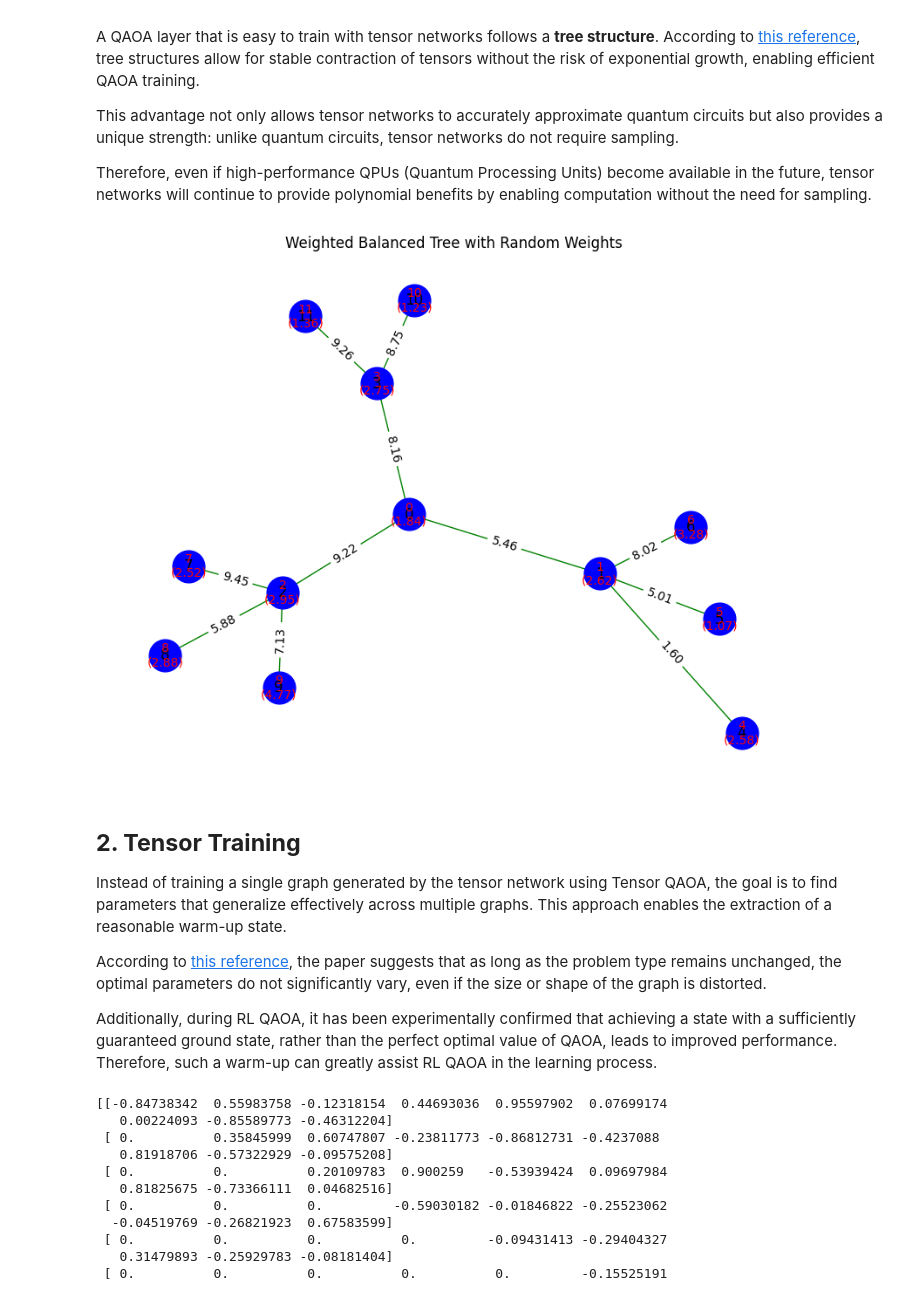
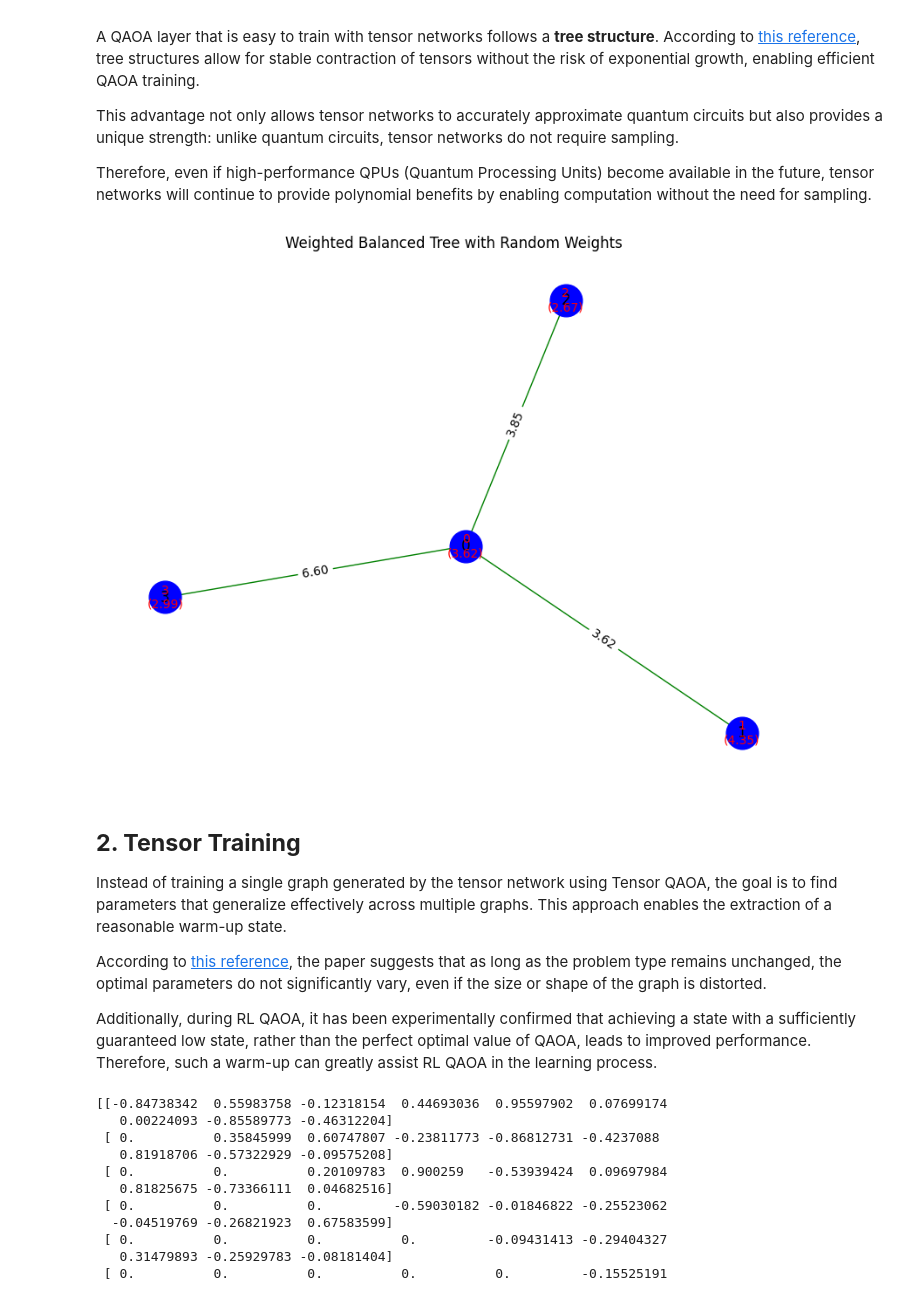
Before and after one commit to pop756/Pasqal_chanllenge, a Jupyter notebook: RL_QAOA_test.ipynb, the cells around one changed output. Drawn from its saved outputs; the diff is of its cells as text; code cells hidden in the pictures.

```diff
--- a/RQAOA_res1.ipynb
+++ b/RL_QAOA_test.ipynb
@@ -82,35 +82,35 @@ def generate_weighted_balanced_tree(n, min_degree=3, node_weight_range=(0, 1), e
 
 def visualize_weighted_tree(tree, node_weights, title="Weighted Balanced Tree"):
     """
     Visualizes the generated balanced tree with node and edge weights.
 
     Parameters
     ----------
     tree : networkx.Graph
         The tree to visualize.
     node_weights : dict
         The node weights for visualization.
     title : str, optional
         The title of the graph plot.
     """
     pos = nx.spring_layout(tree)
     plt.figure(figsize=(8, 6))
     nx.draw(tree, pos, with_labels=True, node_color='blue', edge_color='green', node_size=700, font_size=12)
     edge_labels = nx.get_edge_attributes(tree, 'weight')
     nx.draw_networkx_edge_labels(tree, pos, edge_labels={(u, v): f'{w:.2f}' for u, v, w in tree.edges(data='weight')})
     node_labels = {node: f"{node}\n({node_weights[node]:.2f})" for node in tree.nodes()}
     nx.draw_networkx_labels(tree, pos, labels=node_labels, font_size=10, font_color="red")
     plt.title(title)
     plt.show()
 
 # Example usage
 n = 12  # Number of nodes
-tree_graph, adj_matrix, node_weights = generate_weighted_balanced_tree(n, min_degree=3, node_weight_range=(1, 5), edge_weight_range=(1, 10))
+tree_graph, adj_matrix, node_weights = generate_weighted_balanced_tree(n-8, min_degree=3, node_weight_range=(1, 5), edge_weight_range=(1, 10))
 
 # Visualize the generated balanced tree with weights
 visualize_weighted_tree(tree_graph, node_weights, "Weighted Balanced Tree with Random Weights")
 # %% [output]
-[figure, old version]
+[figure, new version]
 # %% [markdown]
 ## **2. Tensor Training**
 
@@ -118,7 +118,7 @@ Instead of training a single graph generated by the tensor network using Tensor
 
 According to [this reference](https://arxiv.org/pdf/1908.08862), the paper suggests that as long as the problem type remains unchanged, the optimal parameters do not significantly vary, even if the size or shape of the graph is distorted.
 
-Additionally, during RL QAOA, it has been experimentally confirmed that achieving a state with a sufficiently guaranteed ground state, rather than the perfect optimal value of QAOA, leads to improved performance. Therefore, such a warm-up can greatly assist RL QAOA in the learning process.
+Additionally, during RL QAOA, it has been experimentally confirmed that achieving a state with a sufficiently guaranteed low state, rather than the perfect optimal value of QAOA, leads to improved performance. Therefore, such a warm-up can greatly assist RL QAOA in the learning process.
 # %%
 import pennylane as qml
 from pennylane import numpy as np
```
Also changed, not shown: parts of 1 cell of this notebook, 2 other files.
